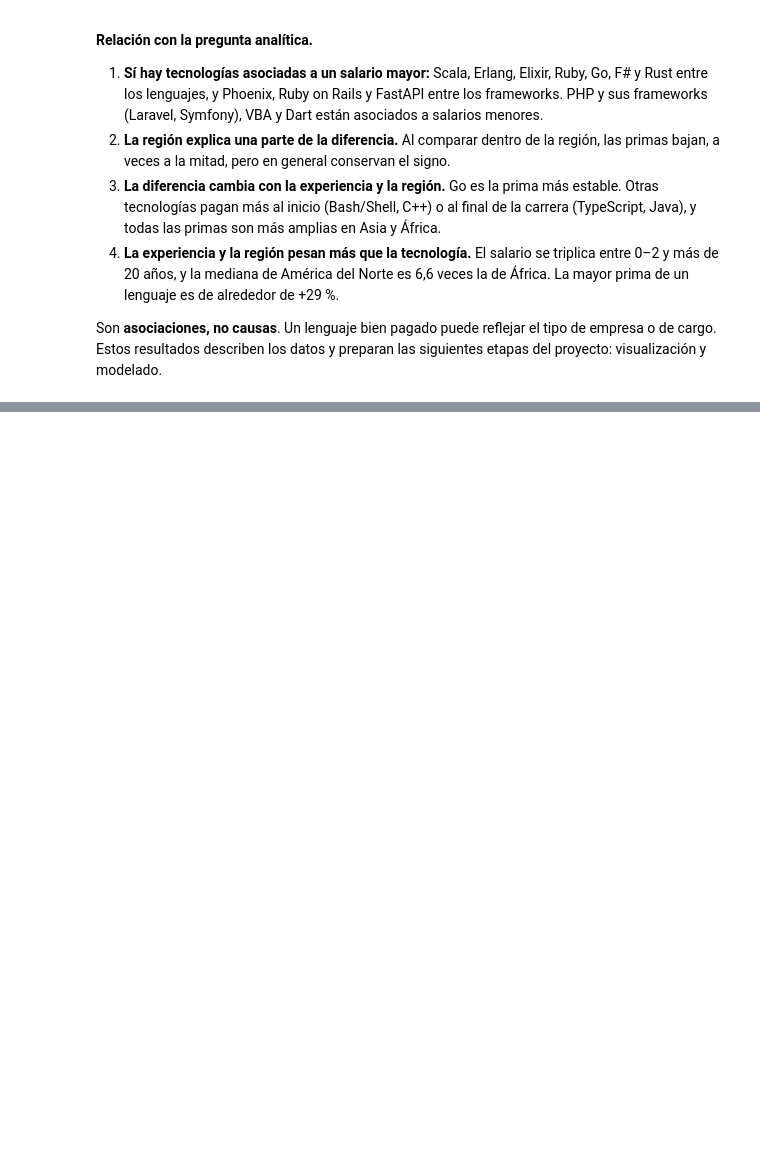
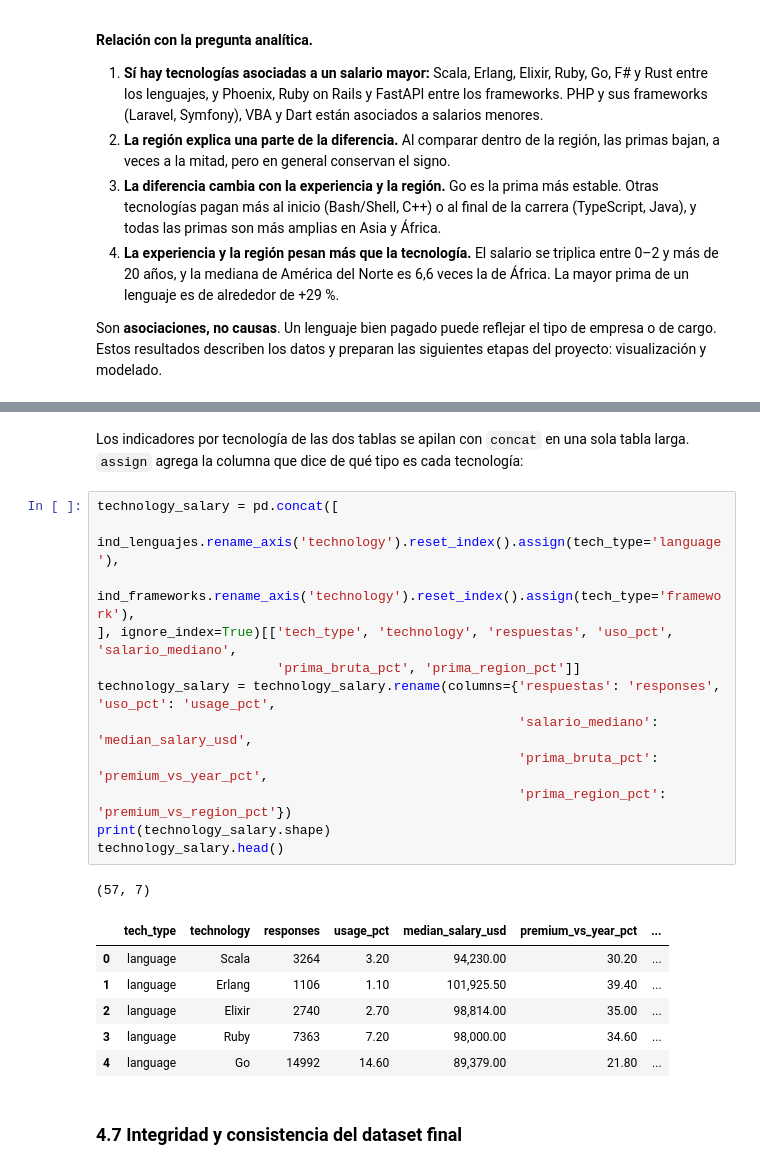
Before and after one commit to Pafuna08/salarios-tecnologias-desarrolladores, a Jupyter notebook: notebooks/data_preparation.ipynb, the cells around one changed output, grey strips where cells are left out. Saved outputs shown, nothing was run; the diff lists cells and outputs as text; blank space fills up the shorter version.

Commit message:
feat: prepare and validate processed datasets

```diff
--- a/notebooks/data_preparation.ipynb
+++ b/notebooks/data_preparation.ipynb
@@ -1109,0 +1303,24 @@ Son **asociaciones, no causas**. Un lenguaje bien pagado puede reflejar el tipo
+# %% [markdown]
+Los indicadores por tecnología de las dos tablas se apilan con `concat` en una sola tabla larga. `assign` agrega la columna que dice de qué tipo es cada tecnología:
+# %%
+technology_salary = pd.concat([
+    ind_lenguajes.rename_axis('technology').reset_index().assign(tech_type='language'),
+    ind_frameworks.rename_axis('technology').reset_index().assign(tech_type='framework'),
+], ignore_index=True)[['tech_type', 'technology', 'respuestas', 'uso_pct', 'salario_mediano',
+                       'prima_bruta_pct', 'prima_region_pct']]
+technology_salary = technology_salary.rename(columns={'respuestas': 'responses', 'uso_pct': 'usage_pct',
+                                                      'salario_mediano': 'median_salary_usd',
+                                                      'prima_bruta_pct': 'premium_vs_year_pct',
+                                                      'prima_region_pct': 'premium_vs_region_pct'})
+print(technology_salary.shape)
+technology_salary.head()
+# %% [output]
+(57, 7)
+|  | tech_type | technology | responses | usage_pct | median_salary_usd | premium_vs_year_pct | ... |
+| 0 | language | Scala | 3264 | 3.20 | 94,230.00 | 30.20 | ... |
+| 1 | language | Erlang | 1106 | 1.10 | 101,925.50 | 39.40 | ... |
+| 2 | language | Elixir | 2740 | 2.70 | 98,814.00 | 35.00 | ... |
+| 3 | language | Ruby | 7363 | 7.20 | 98,000.00 | 34.60 | ... |
+| 4 | language | Go | 14992 | 14.60 | 89,379.00 | 21.80 | ... |
+# %% [markdown]
+### 4.7 Integridad y consistencia del dataset final
```
Also changed, not shown: parts of 26 cells of this notebook, 7 other files.
